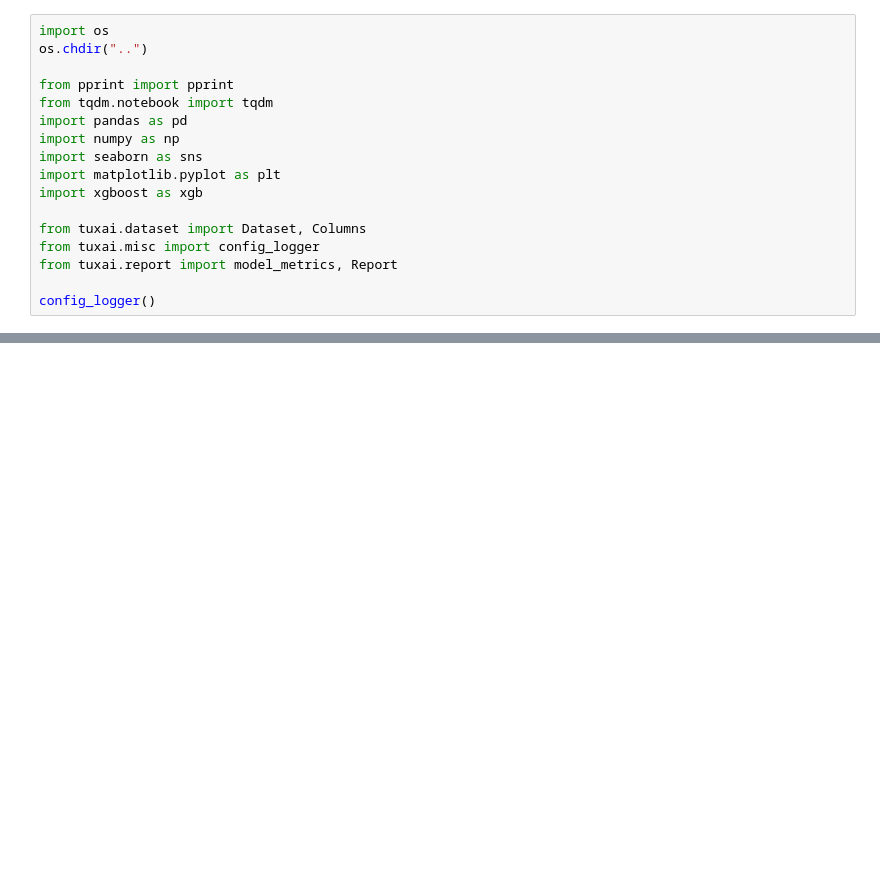
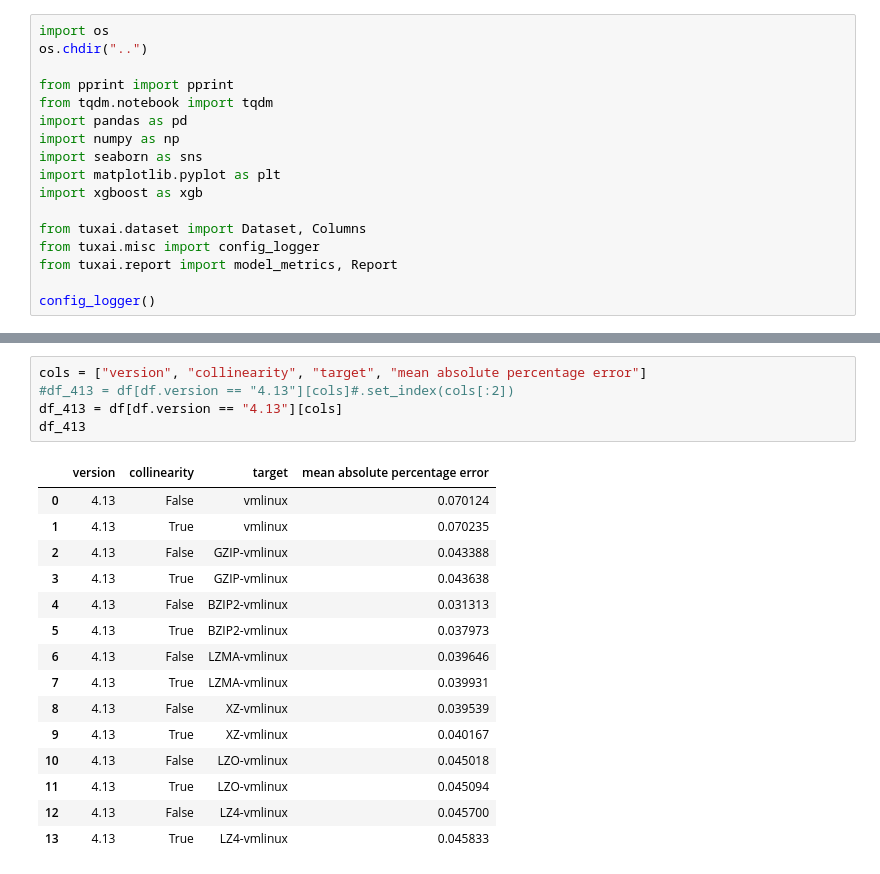
Before and after one commit to TuxML/tuxai, a Jupyter notebook: notebooks/2022_12_13.ipynb, the cells around one changed output, grey strips where cells are left out. Saved outputs shown, nothing was run; the diff lists cells and outputs as text; blank space fills up the shorter version.

```diff
--- a/notebooks/2022_12_13.ipynb
+++ b/notebooks/2022_12_13.ipynb
@@ -40,0 +39,21 @@ df
+# %%
+cols = ["version", "collinearity", "target", "mean absolute percentage error"]
+#df_413 = df[df.version == "4.13"][cols]#.set_index(cols[:2])
+df_413 = df[df.version == "4.13"][cols]
+df_413
+# %% [output]
+|  | version | collinearity | target | mean absolute percentage error |
+| 0 | 4.13 | False | vmlinux | 0.070124 |
+| 1 | 4.13 | True | vmlinux | 0.070235 |
+| 2 | 4.13 | False | GZIP-vmlinux | 0.043388 |
+| 3 | 4.13 | True | GZIP-vmlinux | 0.043638 |
+| 4 | 4.13 | False | BZIP2-vmlinux | 0.031313 |
+| 5 | 4.13 | True | BZIP2-vmlinux | 0.037973 |
+| 6 | 4.13 | False | LZMA-vmlinux | 0.039646 |
+| 7 | 4.13 | True | LZMA-vmlinux | 0.039931 |
+| 8 | 4.13 | False | XZ-vmlinux | 0.039539 |
+| 9 | 4.13 | True | XZ-vmlinux | 0.040167 |
+| 10 | 4.13 | False | LZO-vmlinux | 0.045018 |
+| 11 | 4.13 | True | LZO-vmlinux | 0.045094 |
+| 12 | 4.13 | False | LZ4-vmlinux | 0.045700 |
+| 13 | 4.13 | True | LZ4-vmlinux | 0.045833 |
```
Also changed, not shown: parts of 4 cells of this notebook, 1 other file.
